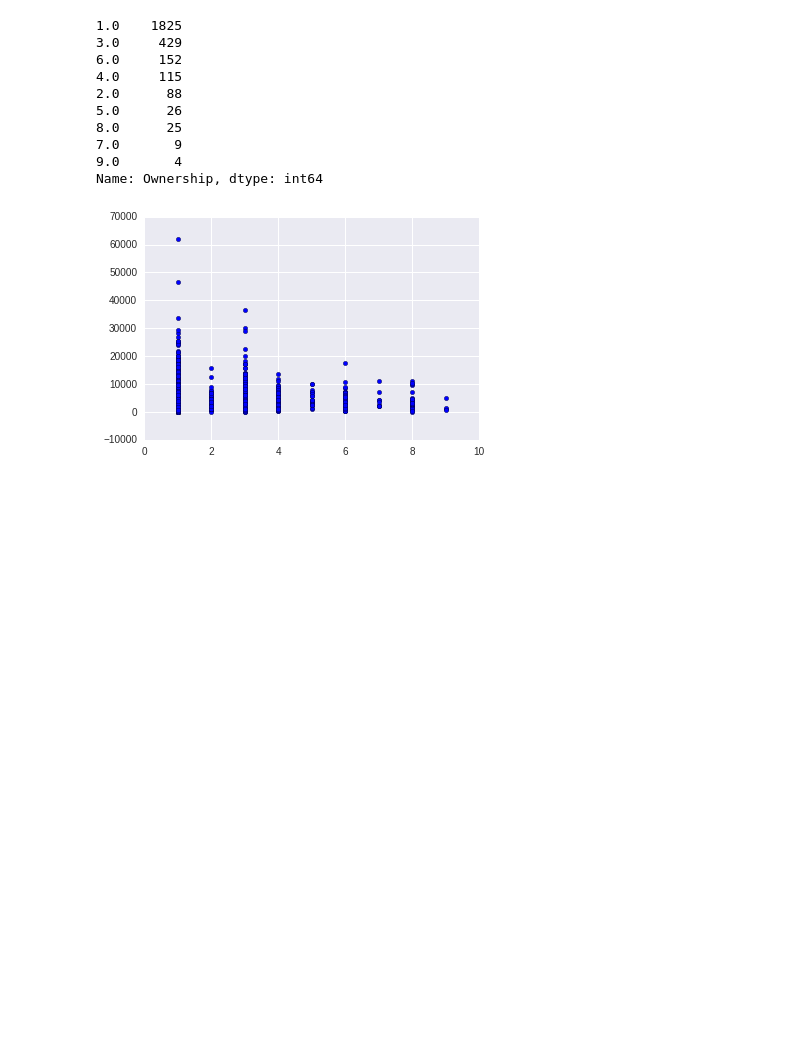
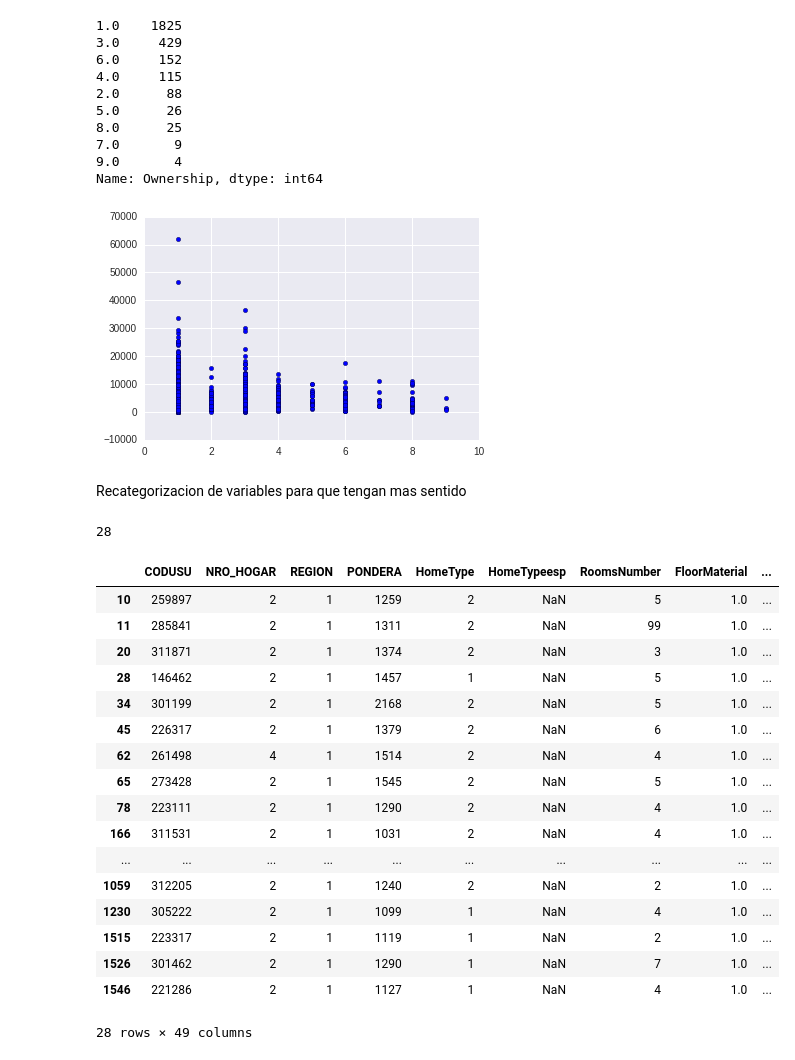
Before and after one commit to alephcero/adsProject, a Jupyter notebook: felipeHogares.ipynb, the cells around one changed output. Drawn from its saved outputs; the diff is of its cells as text; code cells hidden in the pictures; blank space fills up the shorter version.

```diff
--- a/felipeHogares.ipynb
+++ b/felipeHogares.ipynb
@@ -143,3 +145,44 @@ for var in variables:
 9.0       4
 Name: Ownership, dtype: int64
 [figure]
+# %% [markdown]
+Recategorizacion de variables para que tengan mas sentido
+# %%
+#hogFinal = hog2.copy().loc[:,['FloorMaterial','RoofMaterial','RoofCoat','Water','WaterType','Toilet','ToiletLocation',
+#                              'ToiletType','Sewer']]
+
+#solamente las que tienen 1. Por cañería dentro de la vivienda
+hog2['WaterRec'] = (hog2.Water == 1).astype(int)
+hog2['OwnershipRec'] = ((hog2.Ownership == 1) | (hog2.Ownership == 3)).astype(int)
+hog2['Hacinamiento'] = hog2.HouseMembers * 1.0 / hog2.SleepingRooms
+hog2['id'] =  (hog2.CODUSU.astype(str) + hog2.NRO_HOGAR.astype(str))
+
+#saco los ingresos del hogar
+hog2['TotalHouseHoldIncome'].replace(to_replace=[0], value=[1] , inplace=True, axis=None)
+hog2['lnHouseIncome'] = np.log(hog2['TotalHouseHoldIncome'])
+# %%
+sinCuartosParaDormir = (hog2.SleepingRooms == 0)
+sum(sinCuartosParaDormir)
+# %% [output]
+28
+# %%
+hog2.loc[sinCuartosParaDormir,:]
+# %% [output]
+|  | CODUSU | NRO_HOGAR | REGION | PONDERA | HomeType | HomeTypeesp | RoomsNumber | FloorMaterial | ... |
+| 10 | 259897 | 2 | 1 | 1259 | 2 | NaN | 5 | 1.0 | ... |
+| 11 | 285841 | 2 | 1 | 1311 | 2 | NaN | 99 | 1.0 | ... |
+| 20 | 311871 | 2 | 1 | 1374 | 2 | NaN | 3 | 1.0 | ... |
+| 28 | 146462 | 2 | 1 | 1457 | 1 | NaN | 5 | 1.0 | ... |
+| 34 | 301199 | 2 | 1 | 2168 | 2 | NaN | 5 | 1.0 | ... |
+| 45 | 226317 | 2 | 1 | 1379 | 2 | NaN | 6 | 1.0 | ... |
+| 62 | 261498 | 4 | 1 | 1514 | 2 | NaN | 4 | 1.0 | ... |
+| 65 | 273428 | 2 | 1 | 1545 | 2 | NaN | 5 | 1.0 | ... |
+| 78 | 223111 | 2 | 1 | 1290 | 2 | NaN | 4 | 1.0 | ... |
+| 166 | 311531 | 2 | 1 | 1031 | 2 | NaN | 4 | 1.0 | ... |
+| ... | ... | ... | ... | ... | ... | ... | ... | ... | ... |
+| 1059 | 312205 | 2 | 1 | 1240 | 2 | NaN | 2 | 1.0 | ... |
+| 1230 | 305222 | 2 | 1 | 1099 | 1 | NaN | 4 | 1.0 | ... |
+| 1515 | 223317 | 2 | 1 | 1119 | 1 | NaN | 2 | 1.0 | ... |
+| 1526 | 301462 | 2 | 1 | 1290 | 1 | NaN | 7 | 1.0 | ... |
+| 1546 | 221286 | 2 | 1 | 1127 | 1 | NaN | 4 | 1.0 | ... |
+28 rows × 49 columns
```
Also changed, not shown: parts of 24 cells of this notebook, 1 other file.
